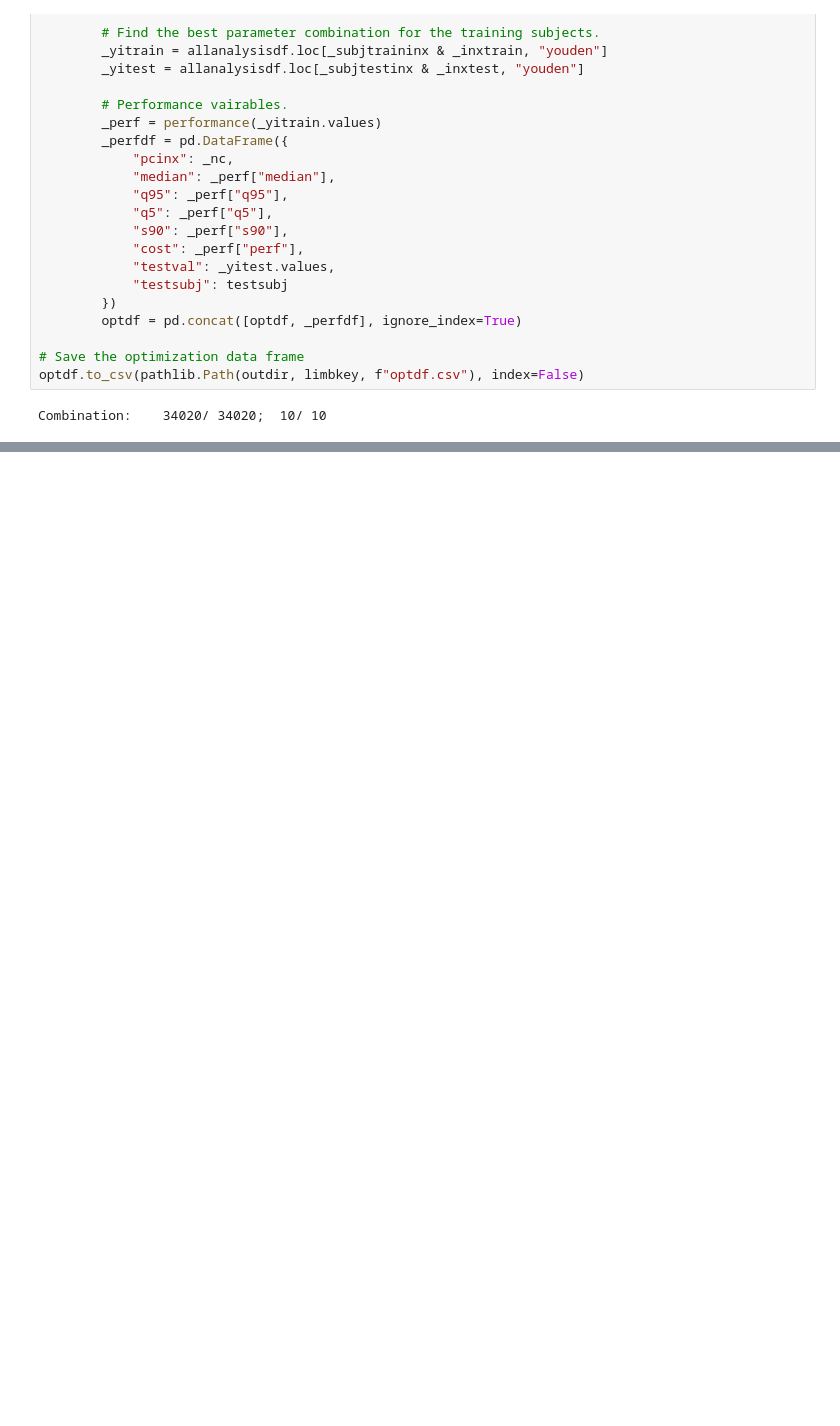
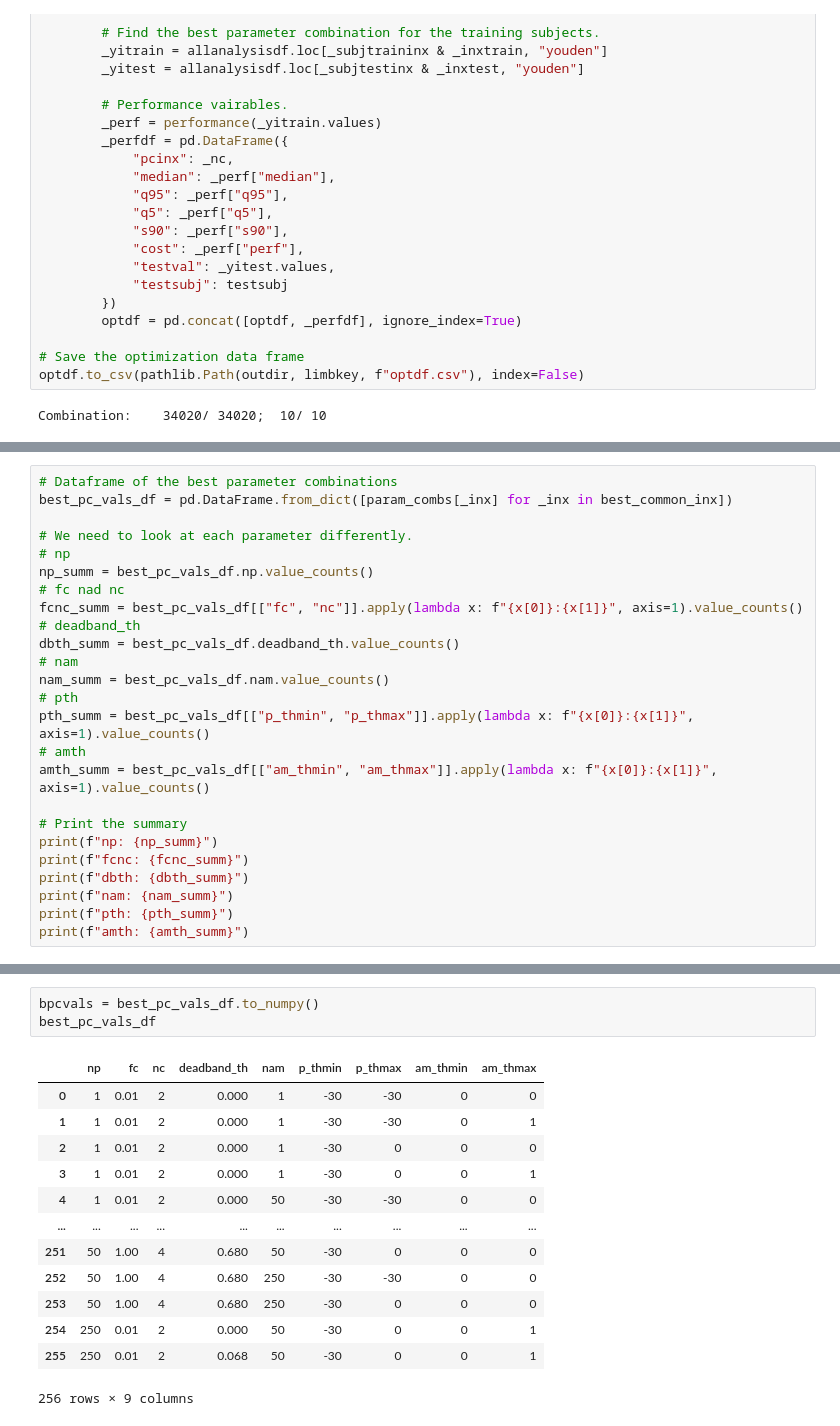
Before and after one commit to siva82kb/gmac, a Jupyter notebook: notebooks/01-gmac_optimization.ipynb, the cells around one changed output, grey strips where cells are left out. Cells and saved outputs as stored; diff of their text form; blank space fills up the shorter version.

```diff
--- a/notebooks/01-gmac_optimization.ipynb
+++ b/notebooks/01-gmac_optimization.ipynb
@@ -404,0 +479,25 @@ bestparamsdf.to_csv(pathlib.Path(outdir, limbkey, f"bestparamsdf.csv"), index=Fa
+# %%
+# Dataframe of the best parameter combinations
+best_pc_vals_df = pd.DataFrame.from_dict([param_combs[_inx] for _inx in best_common_inx])
+
+# We need to look at each parameter differently.
+# np
+np_summ = best_pc_vals_df.np.value_counts()
+# fc nad nc
+fcnc_summ = best_pc_vals_df[["fc", "nc"]].apply(lambda x: f"{x[0]}:{x[1]}", axis=1).value_counts()
+# deadband_th
+dbth_summ = best_pc_vals_df.deadband_th.value_counts()
+# nam
+nam_summ = best_pc_vals_df.nam.value_counts()
+# pth
+pth_summ = best_pc_vals_df[["p_thmin", "p_thmax"]].apply(lambda x: f"{x[0]}:{x[1]}", axis=1).value_counts()
+# amth
+amth_summ = best_pc_vals_df[["am_thmin", "am_thmax"]].apply(lambda x: f"{x[0]}:{x[1]}", axis=1).value_counts()
+
+# Print the summary
+print(f"np: {np_summ}")
+print(f"fcnc: {fcnc_summ}")
+print(f"dbth: {dbth_summ}")
+print(f"nam: {nam_summ}")
+print(f"pth: {pth_summ}")
+print(f"amth: {amth_summ}")
@@ -404,0 +566,17 @@ bestparamsdf.to_csv(pathlib.Path(outdir, limbkey, f"bestparamsdf.csv"), index=Fa
+# %%
+bpcvals = best_pc_vals_df.to_numpy()
+best_pc_vals_df
+# %% [output]
+|  | np | fc | nc | deadband_th | nam | p_thmin | p_thmax | am_thmin | am_thmax |
+| 0 | 1 | 0.01 | 2 | 0.000 | 1 | -30 | -30 | 0 | 0 |
+| 1 | 1 | 0.01 | 2 | 0.000 | 1 | -30 | -30 | 0 | 1 |
+| 2 | 1 | 0.01 | 2 | 0.000 | 1 | -30 | 0 | 0 | 0 |
+| 3 | 1 | 0.01 | 2 | 0.000 | 1 | -30 | 0 | 0 | 1 |
+| 4 | 1 | 0.01 | 2 | 0.000 | 50 | -30 | -30 | 0 | 0 |
+| ... | ... | ... | ... | ... | ... | ... | ... | ... | ... |
+| 251 | 50 | 1.00 | 4 | 0.680 | 50 | -30 | 0 | 0 | 0 |
+| 252 | 50 | 1.00 | 4 | 0.680 | 250 | -30 | -30 | 0 | 0 |
+| 253 | 50 | 1.00 | 4 | 0.680 | 250 | -30 | 0 | 0 | 0 |
+| 254 | 250 | 0.01 | 2 | 0.000 | 50 | -30 | 0 | 0 | 1 |
+| 255 | 250 | 0.01 | 2 | 0.068 | 50 | -30 | 0 | 0 | 1 |
+256 rows × 9 columns
```
Also changed, not shown: parts of 21 cells of this notebook, 2 other files.
